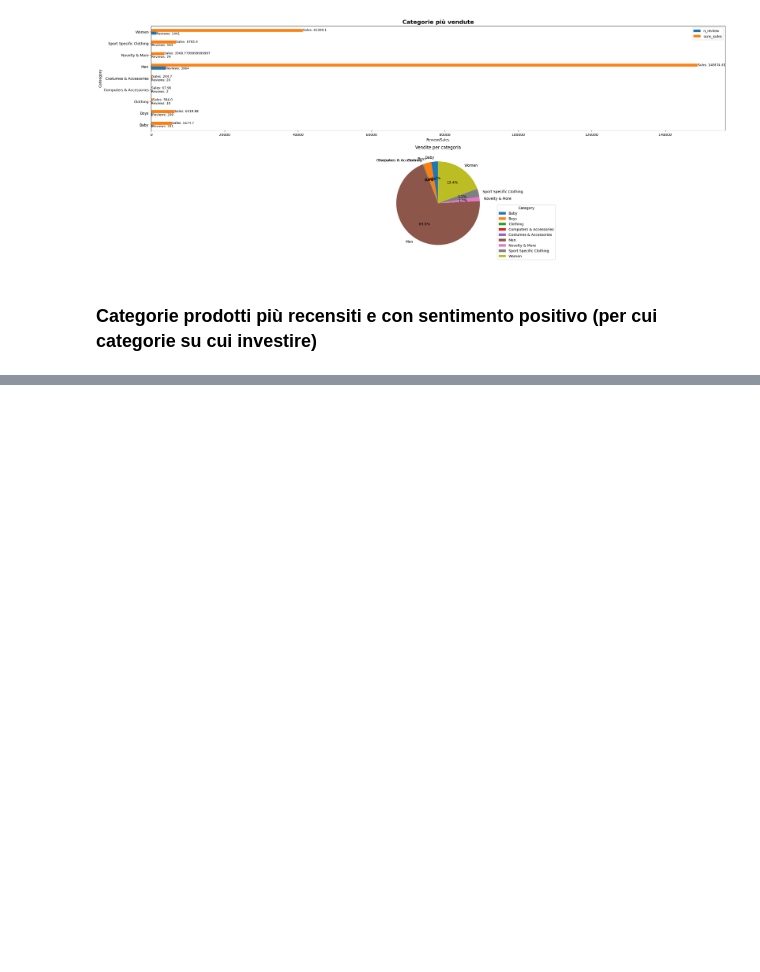
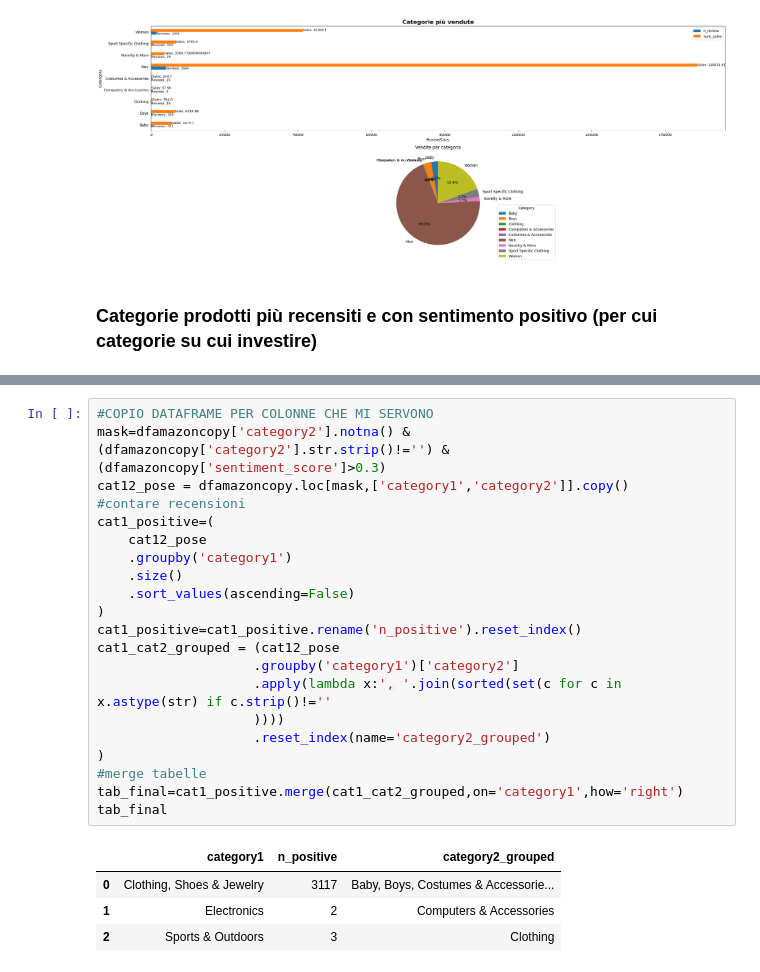
Before and after one commit to annarudych/project_amazon, a Jupyter notebook: amazon.ipynb, the cells around one changed output, grey strips where cells are left out. Drawn from its saved outputs; the diff is of its cells as text; blank space fills up the shorter version.

```diff
--- a/amazon.ipynb
+++ b/amazon.ipynb
@@ -1122,0 +1180,26 @@ dtype: int64
+# %%
+#COPIO DATAFRAME PER COLONNE CHE MI SERVONO
+mask=dfamazoncopy['category2'].notna() & (dfamazoncopy['category2'].str.strip()!='') & (dfamazoncopy['sentiment_score']>0.3)
+cat12_pose = dfamazoncopy.loc[mask,['category1','category2']].copy()
+#contare recensioni
+cat1_positive=(
+    cat12_pose
+    .groupby('category1')
+    .size()
+    .sort_values(ascending=False)
+)
+cat1_positive=cat1_positive.rename('n_positive').reset_index()
+cat1_cat2_grouped = (cat12_pose
+                    .groupby('category1')['category2']
+                    .apply(lambda x:', '.join(sorted(set(c for c in x.astype(str) if c.strip()!=''
+                    ))))
+                    .reset_index(name='category2_grouped')
+)
+#merge tabelle
+tab_final=cat1_positive.merge(cat1_cat2_grouped,on='category1',how='right')
+tab_final
+# %% [output]
+|  | category1 | n_positive | category2_grouped |
+| 0 | Clothing, Shoes & Jewelry | 3117 | Baby, Boys, Costumes & Accessorie... |
+| 1 | Electronics | 2 | Computers & Accessories |
+| 2 | Sports & Outdoors | 3 | Clothing |
```
Also changed, not shown: parts of 9 cells of this notebook.
